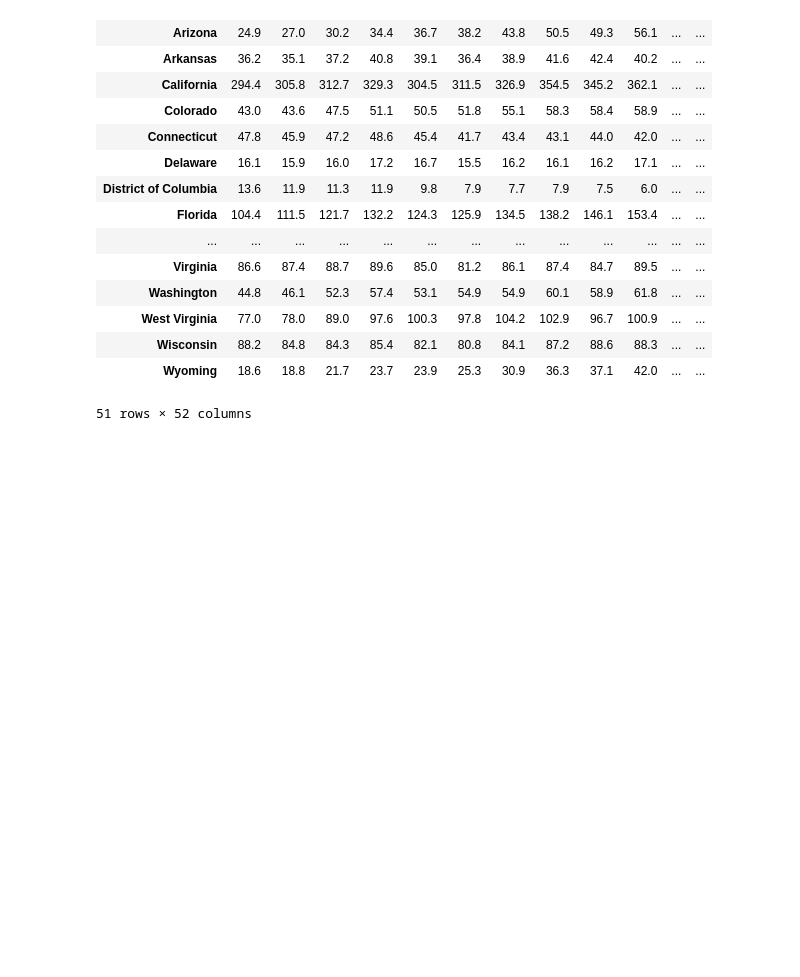
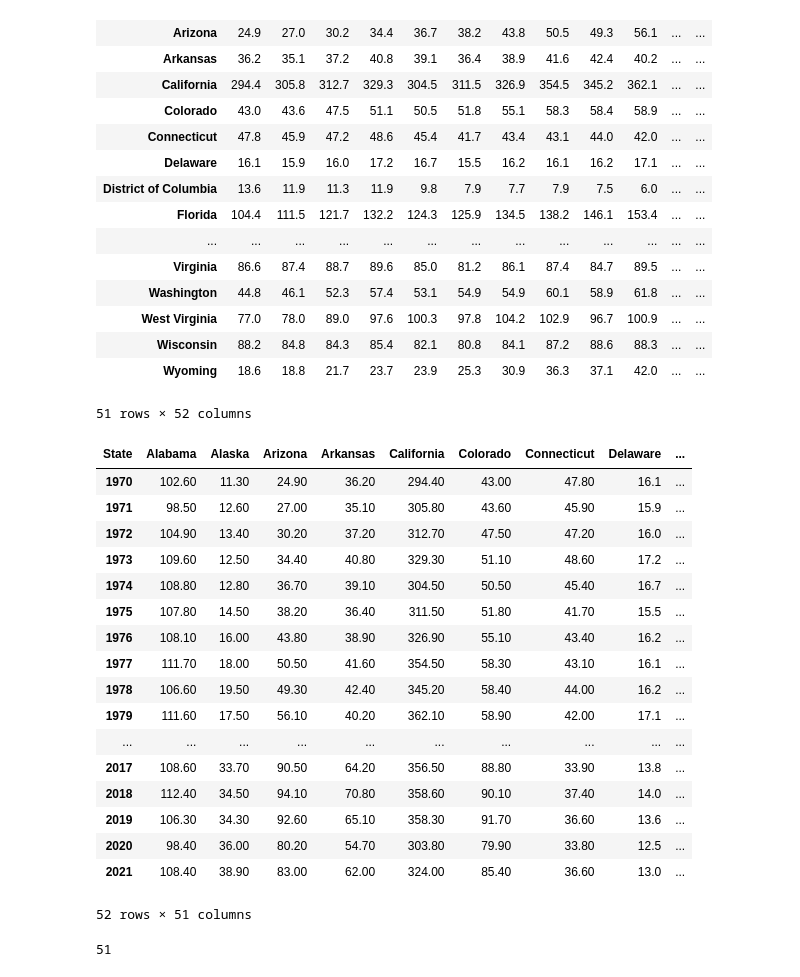
Before and after one commit to y00628/ev-trend-analysis, a Jupyter notebook: static/Carbon_Data.ipynb, the cells around one changed output. Cells and saved outputs as stored; diff of their text form; code cells hidden in the pictures; blank space fills up the shorter version.

```diff
--- a/static/Carbon_Data.ipynb
+++ b/static/Carbon_Data.ipynb
@@ -39,0 +40,22 @@ carbon.to_csv('carbon_cleaned.csv')
+# %%
+carbon = carbon.transpose()
+carbon.astype(float)
+# %% [output]
+| State | Alabama | Alaska | Arizona | Arkansas | California | Colorado | Connecticut | Delaware | ... |
+| 1970 | 102.60 | 11.30 | 24.90 | 36.20 | 294.40 | 43.00 | 47.80 | 16.1 | ... |
+| 1971 | 98.50 | 12.60 | 27.00 | 35.10 | 305.80 | 43.60 | 45.90 | 15.9 | ... |
+| 1972 | 104.90 | 13.40 | 30.20 | 37.20 | 312.70 | 47.50 | 47.20 | 16.0 | ... |
+| 1973 | 109.60 | 12.50 | 34.40 | 40.80 | 329.30 | 51.10 | 48.60 | 17.2 | ... |
+| 1974 | 108.80 | 12.80 | 36.70 | 39.10 | 304.50 | 50.50 | 45.40 | 16.7 | ... |
+| 1975 | 107.80 | 14.50 | 38.20 | 36.40 | 311.50 | 51.80 | 41.70 | 15.5 | ... |
+| 1976 | 108.10 | 16.00 | 43.80 | 38.90 | 326.90 | 55.10 | 43.40 | 16.2 | ... |
+| 1977 | 111.70 | 18.00 | 50.50 | 41.60 | 354.50 | 58.30 | 43.10 | 16.1 | ... |
+| 1978 | 106.60 | 19.50 | 49.30 | 42.40 | 345.20 | 58.40 | 44.00 | 16.2 | ... |
+| 1979 | 111.60 | 17.50 | 56.10 | 40.20 | 362.10 | 58.90 | 42.00 | 17.1 | ... |
+| ... | ... | ... | ... | ... | ... | ... | ... | ... | ... |
+| 2017 | 108.60 | 33.70 | 90.50 | 64.20 | 356.50 | 88.80 | 33.90 | 13.8 | ... |
+| 2018 | 112.40 | 34.50 | 94.10 | 70.80 | 358.60 | 90.10 | 37.40 | 14.0 | ... |
+| 2019 | 106.30 | 34.30 | 92.60 | 65.10 | 358.30 | 91.70 | 36.60 | 13.6 | ... |
+| 2020 | 98.40 | 36.00 | 80.20 | 54.70 | 303.80 | 79.90 | 33.80 | 12.5 | ... |
+| 2021 | 108.40 | 38.90 | 83.00 | 62.00 | 324.00 | 85.40 | 36.60 | 13.0 | ... |
+52 rows × 51 columns
@@ -39,0 +64,4 @@ carbon.to_csv('carbon_cleaned.csv')
+# %%
+carbon.shape[1]
+# %% [output]
+51
```
Also changed, not shown: parts of 6 cells of this notebook, 3 other files.
